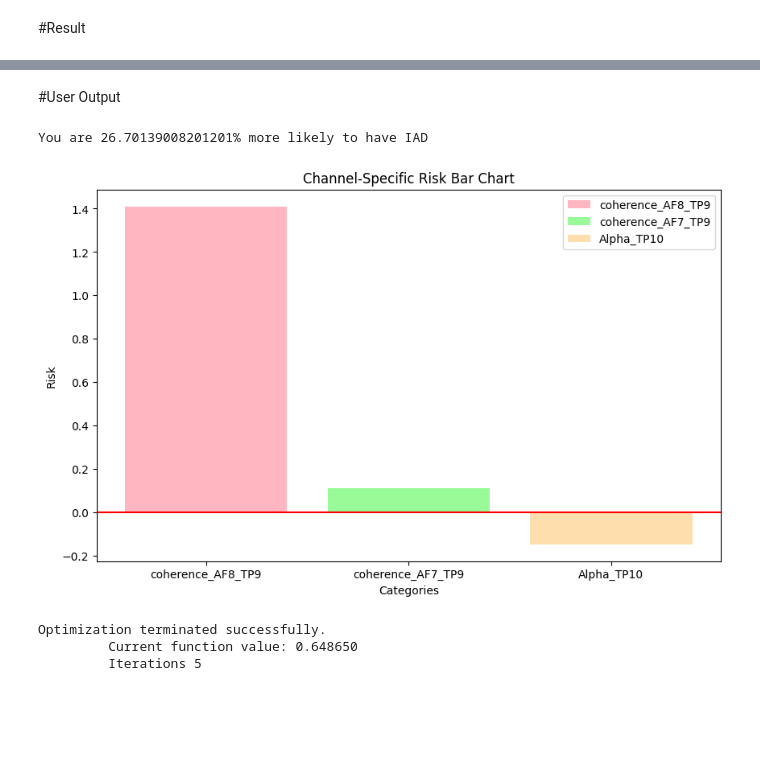
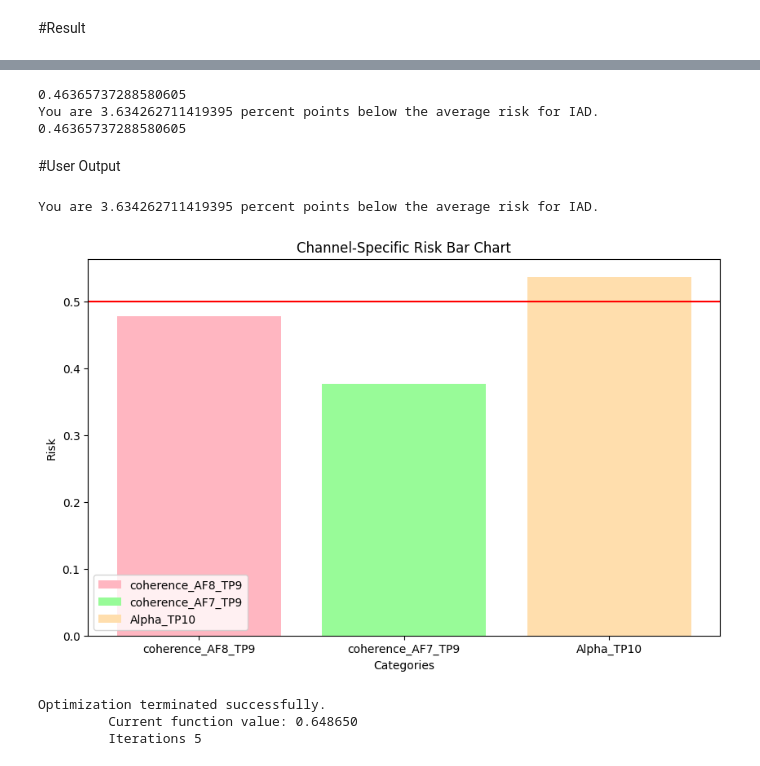
Before and after one commit to khushee-g/EEG, a Jupyter notebook: Final_Risk_Measurement_Algorithm.ipynb, the cells around one changed output, grey strips where cells are left out. Saved outputs shown, nothing was run; the diff lists cells and outputs as text; code cells hidden in the pictures; blank space fills up the shorter version.

```diff
--- a/Final_Risk_Measurement_Algorithm.ipynb
+++ b/Final_Risk_Measurement_Algorithm.ipynb
@@ -139,13 +139,10 @@ prediction_data = pd.DataFrame({'const': [1], 'COH.A.delta.b.FP2.m.T5': [coheren
 print(result.summary())
 
 pred = result.get_prediction(prediction_data)
-print(pred)
-print(result.summary())
+print("output" + str(pred.predicted))
 
 
-print(pred.__dict__)
-risk1 = -0.0246*(coherence_AF8_TP9) + 1.7527
-print(risk1)
+risk1 = -0.0172*(coherence_AF8_TP9) + 0.1521
 risk1_sigmoid = p = 1 / (1 + np.exp(-risk1))
 print(risk1_sigmoid)
 
@@ -188,12 +185,11 @@ result = logit_model.fit()
 prediction_data = pd.DataFrame({'const': [1], 'COH.A.delta.a.FP1.h.T3': [coherence_AF7_TP9]})
 
 pred = result.get_prediction(prediction_data)
-
-
+print(result.summary())
+print(pred.predicted)
 #risk2 = pred.predicted_mean[0]
 
-risk2 =  -0.0040*(coherence_AF7_TP9) + 0.1324
-print(risk2)
+risk2 =  0.0149*(coherence_AF7_TP9) - 0.5939
 risk2_sigmoid = p = 1 / (1 + np.exp(-risk2))
 print(risk2_sigmoid)
 # %% [output]
@@ -212,6 +223,8 @@ Y = data1['specific_disorder'].apply(lambda x: 1 if x == 5 else 0)
 X_with_const = sm.add_constant(X)
 logit_model = sm.Logit(Y, X_with_const)
 result = logit_model.fit()
+print(result.summary())
+
 
 Delta_TP10 = user_data['Delta_TP10'].values
 Delta_TP10 = np.nan_to_num(channel_1, nan=np.nanmean(channel_1))
@@ -220,11 +233,10 @@ Delta_TP10 = Delta_TP10.mean()
 prediction_data = pd.DataFrame({'const': [1], 'AB.C.alpha.q.T6': [Delta_TP10]})
 
 pred = result.get_prediction(prediction_data)
-
+print(pred.predicted)
 
 #risk3 = pred.predicted_mean[0]
-risk3 = 0.0097*data['Delta_TP10'].mean() - 0.1531
-print(risk3)
+risk3 = -0.0097 *data['Delta_TP10'].mean() + 0.1531
 risk3_sigmoid = p = 1 / (1 + np.exp(-risk3))
 print(risk3_sigmoid)
 # %% [output]
@@ -284,31 +265,53 @@ You are 26.70139008201201% more likely to have IAD
+# %%
+risk_sigmoid_total =  (risk3_sigmoid + risk2_sigmoid + risk1_sigmoid)/3
+print(risk_sigmoid_total)
+
+
+output = "";
+if risk_sigmoid_total<0.5:
+  output = "You are " + str((0.5 - risk_sigmoid_total)*100) +" percent points below the average risk for IAD. "
+if risk_sigmoid_total>0.5:
+  output = "You are " + str((risk_sigmoid_total - 0.5)*100) +"percent points above the average risk for IAD."
+if risk_sigmoid_total == 0.5:
+  output = "You are at the average risk for IAD."
+
+print(output)
+print(risk_sigmoid_total)
+
+#equation based: 25.56406586142109% less likely
+#prediction fuction based: 15.022754660005367% more likely
+# %% [output]
+0.46365737288580605
+You are 3.634262711419395 percent points below the average risk for IAD.
+0.46365737288580605
 # %% [markdown]
 #User Output
 # %%
 print(output)
 
 
 # Sample data
 categories = ['coherence_AF8_TP9', 'coherence_AF7_TP9', 'Alpha_TP10']
-values = [risk1, risk2, risk3]
+values = [risk1_sigmoid, risk2_sigmoid, risk3_sigmoid]
 colors = ['lightpink', 'palegreen', 'navajowhite', 'violet']
 
 
 # Create the bar chart
 plt.figure(figsize=(10, 6))  # Adjust figure size as needed
 bars = plt.bar(categories, values, color=colors)
-line = plt.axhline(y=0, color='r', linestyle='-', label='y=0')
+line = plt.axhline(y=0.5, color='r', linestyle='-', label='y=average IAD risk')
 plt.legend(bars, categories)
 
 # Add labels and title
 plt.xlabel('Categories')
 plt.ylabel('Risk')
 plt.title('Channel-Specific Risk Bar Chart')
 
 # Show the plot
 plt.show()
 # %% [output]
-You are 26.70139008201201% more likely to have IAD
+You are 3.634262711419395 percent points below the average risk for IAD.
-[figure, old version]
+[figure, new version]
 # %%
 #COH.A.delta.a.FP1.b.FP2
 #COH.A.delta.a.FP1.b.FP2
```
Also changed, not shown: parts of 6 cells of this notebook.
